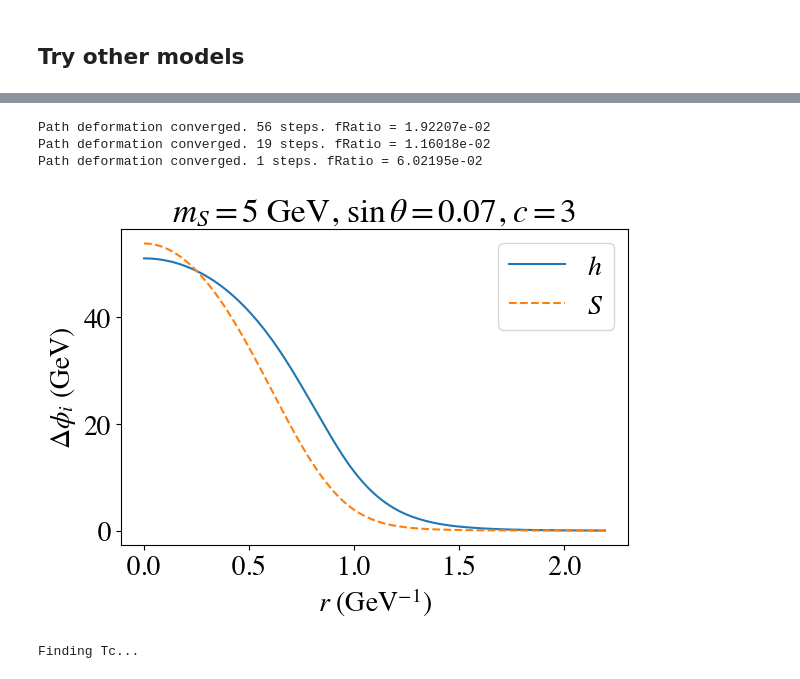
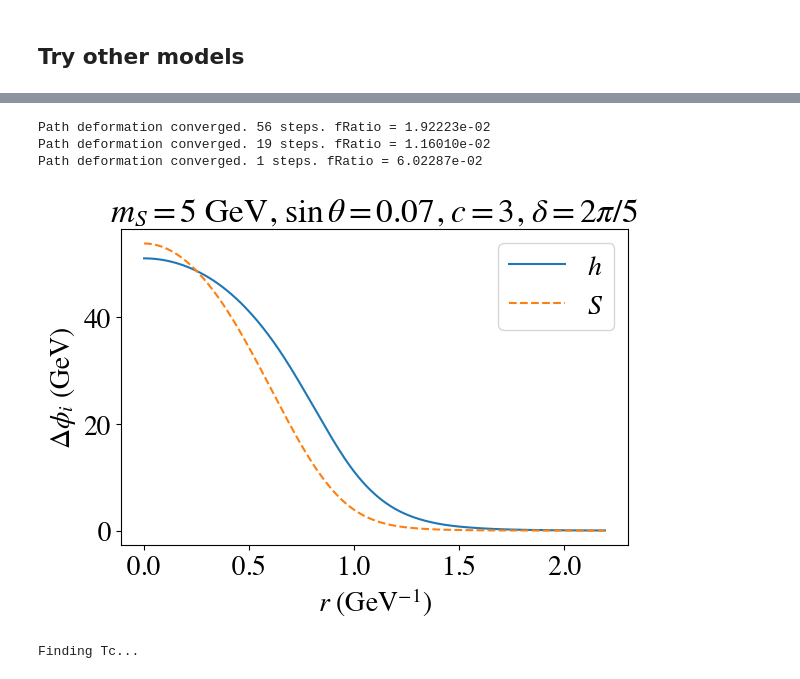
Before and after one commit to quarkquartet/EWPT-ALP, a Jupyter notebook: phase_transition/test.ipynb, the cells around one changed output, grey strips where cells are left out. Cells and saved outputs as stored; diff of their text form; code cells hidden in the pictures.

```diff
--- a/phase_transition/test.ipynb
+++ b/phase_transition/test.ipynb
@@ -205,7 +205,7 @@ class model_ALP(gp.generic_potential):
         cterm = -self.A * h * np.sin(S / self.f - self.delta)
 
         bterm = 0.5 * (
-            self.A * (h**2 - 2 * v2) * np.cos(-self.delta + S / self.f)
+            self.A * (h**2 - 2 * v2 + T2/3) * np.cos(-self.delta + S / self.f)
         ) / self.f + self.muSsq * np.cos(S / self.f)
 
         # Scalar eigenvalues
@@ -827,14 +827,4 @@ tobj.findAction(prof)/T_test
 # %% [markdown]
 ## Try other models
 # %%
-model = model_ALP(5, 0.07, 0.150162589, 4.6954121450475,8805.31558198024,102.187788368303,3968.10745398525/3, 2*np.pi/5)
+model = model_ALP(5, 0.07, 0.150162589, 4.6954121450475,8805.31558198024,102.187788368303,3968.10745398525, 2*np.pi/5)
-# %%
-Soverflist= []
-for i in [1,2,3,4,5]:
-    model = model_ALP(5, 0.07, 0.150162589, 4.6954121450475,8805.31558198024,102.187788368303,3968.10745398525/3 * i, 2*np.pi/5)
-    model.getTc()
-    hvev=model.Tcvev
-    Svev=model.Smin(hvev,T=model.Tc)
-    Sshift=abs(Svev - model.Smin(0,T=model.Tc))
-    Soverf = Sshift/(3968.10745398525/3 * i)
-    Soverflist.append(Soverf)
@@ -923,9 +851,9 @@ Tnuc = 81.49050355494758
 # %%
 tobj=model.tunneling_at_T(model.Tn)
 # %% [output]
-Path deformation converged. 56 steps. fRatio = 1.92207e-02
-Path deformation converged. 19 steps. fRatio = 1.16018e-02
-Path deformation converged. 1 steps. fRatio = 6.02195e-02
+Path deformation converged. 56 steps. fRatio = 1.92223e-02
+Path deformation converged. 19 steps. fRatio = 1.16010e-02
+Path deformation converged. 1 steps. fRatio = 6.02287e-02
 # %%
 Rlist=tobj.profile1D.R
 hlist=tobj.Phi[:,0]
@@ -941,19 +862,19 @@ Svaluelistnorm=[i-min(Svaluelist) for i in Svaluelist]
 # %%
 plt.plot(Rlist,hlist,label=r'$h$')
 plt.plot(Rlist,Snormlist,linestyle='dashed',label=r'$S$')
 plt.rcParams['font.family']='Times'
 plt.rcParams['font.size']=20
 plt.rcParams["mathtext.fontset"]='stix'
 plt.rcParams.update({'figure.autolayout': True})
 plt.legend(prop={'family':'Times', 'size':20})
 plt.xlabel(r'$r$ (GeV$^{-1}$)')
 plt.ylabel(r'$\Delta \phi_i$ (GeV)')
-plt.title(r'$m_S = 5$ GeV, $\sin \theta = 0.07$, $c=3$')
+plt.title(r'$m_S = 5$ GeV, $\sin \theta = 0.07$, $c=3$, $\delta=2\pi/5$')
 plt.subplots_adjust(bottom=0.1)
 plt.savefig('output/profile.pdf',dpi=300)
 plt.show()
 # %% [output]
-[figure, old version]
+[figure, new version]
 # %%
 model = model_ALP(1, 0.01, 0.150780999, 0.673435153, 8842.762217, 2.577784878, 23600.34364, 2*np.pi/5)
 # %%
```
Also changed, not shown: parts of 13 cells of this notebook, 17 other files.
